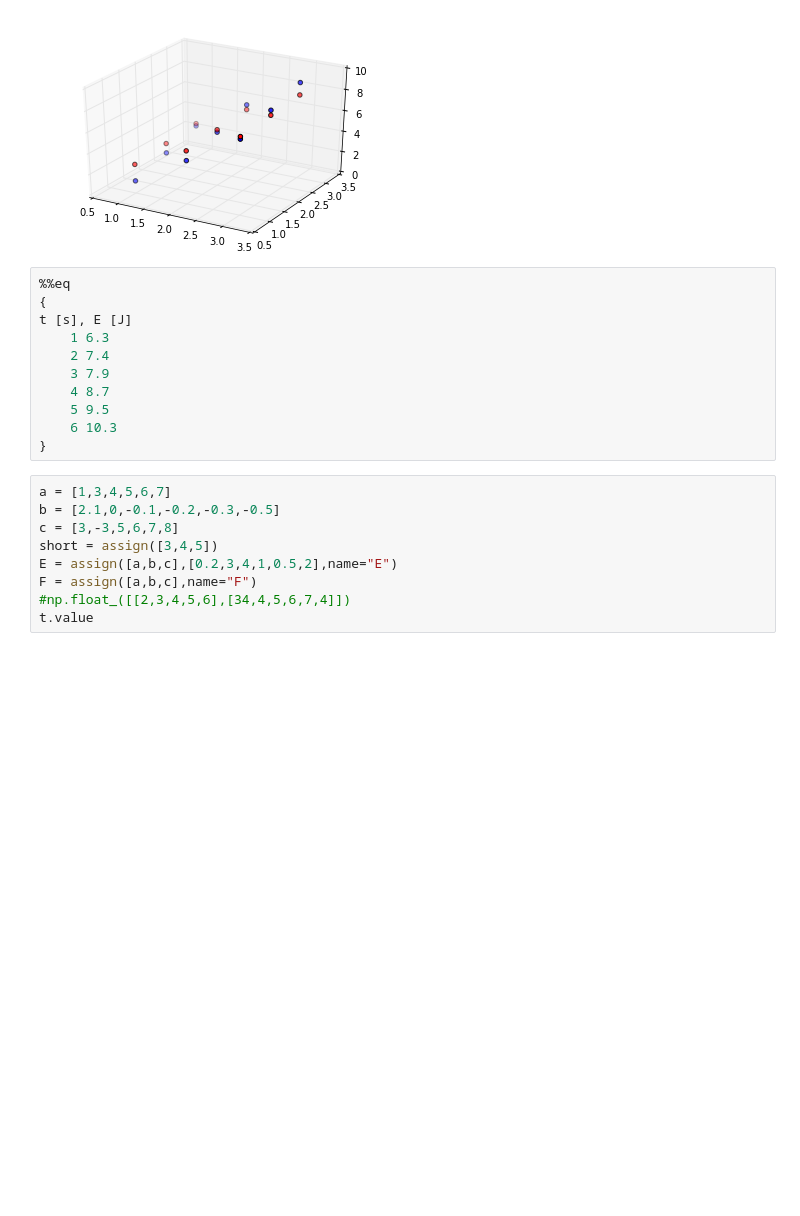
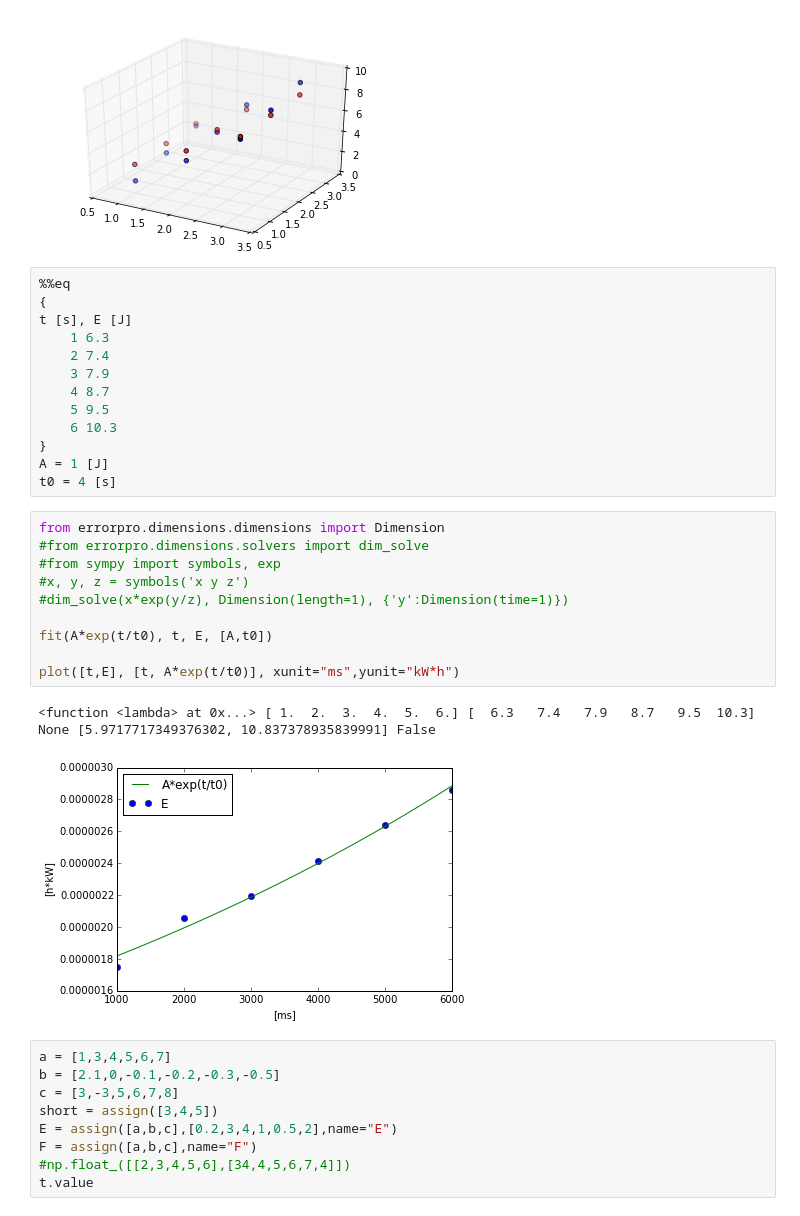
Before and after one commit to lukasbk/ErrorPro, a Jupyter notebook: projects/interactive test.ipynb, the cells around one changed output. Cells and saved outputs as stored; diff of their text form; blank space fills up the shorter version.

Commit message:
(old-style) plotting and bugfixes

```diff
--- a/projects/interactive test.ipynb
+++ b/projects/interactive test.ipynb
@@ -72,6 +81,21 @@ t [s], E [J]
     5 9.5
     6 10.3
 }
+A = 1 [J]
+t0 = 4 [s]
+# %%
+from errorpro.dimensions.dimensions import Dimension
+#from errorpro.dimensions.solvers import dim_solve
+#from sympy import symbols, exp
+#x, y, z = symbols('x y z')
+#dim_solve(x*exp(y/z), Dimension(length=1), {'y':Dimension(time=1)})
+
+fit(A*exp(t/t0), t, E, [A,t0])
+
+plot([t,E], [t, A*exp(t/t0)], xunit="ms",yunit="kW*h")
+# %% [output]
+<function <lambda> at 0x...> [ 1.  2.  3.  4.  5.  6.] [  6.3   7.4   7.9   8.7   9.5  10.3] None [5.9717717349376302, 10.837378935839991] False
+[figure, added]
 # %%
 a = [1,3,4,5,6,7]
 b = [2.1,0,-0.1,-0.2,-0.3,-0.5]
```
Also changed, not shown: parts of 3 cells of this notebook, 5 other files.
